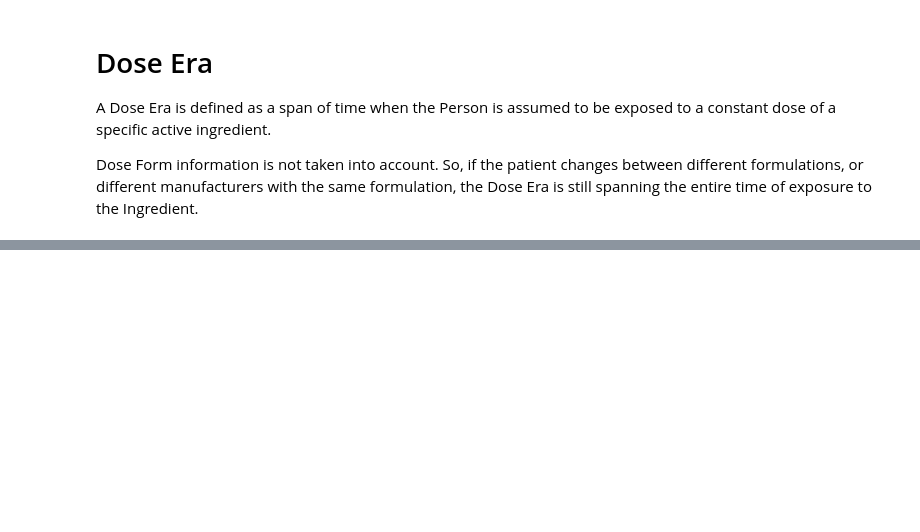
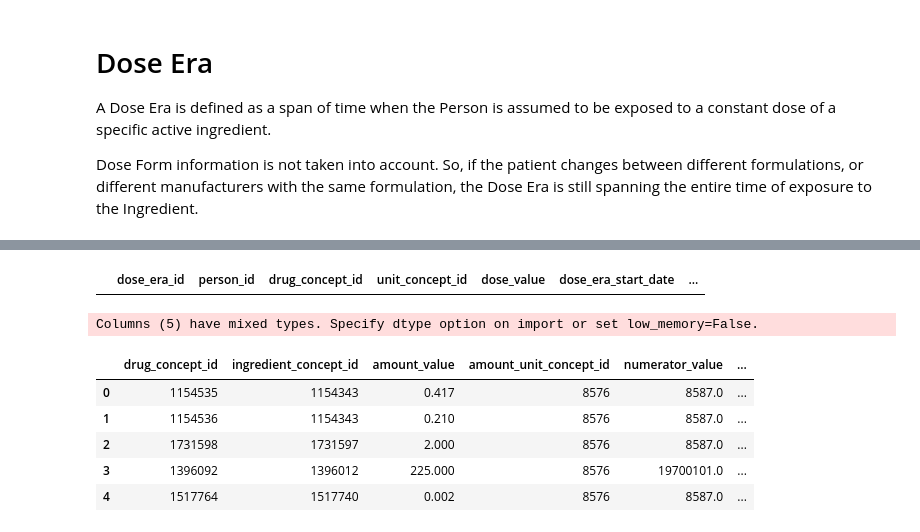
Before and after one commit to kumquat42/202402_MB_Data4Good_LinkR, a Jupyter notebook: 202402_MB_linkR_Notebook.ipynb, the cells around one changed output, grey strips where cells are left out. Saved outputs shown, nothing was run; the diff lists cells and outputs as text; code cells hidden in the pictures; blank space fills up the shorter version.

```diff
--- a/202402_MB_linkR_Notebook.ipynb
+++ b/202402_MB_linkR_Notebook.ipynb
@@ -213,9 +404,11 @@ temp_2.sort()
 
 temp_1, temp_2
 # %%
-temp_3 = drug_exposure.loc[drug_exposure.person_id == 3912882389848878631]
-temp_3
-#temp_3.loc[temp_3.drug_concept_id == 723020]
+temp_3 = dose_era.loc[dose_era.person_id == 3912882389848878631]
+temp_3 # none
+#temp_3.loc[temp_3.drug_concept_id == 723013]
+# %% [output]
+|  | dose_era_id | person_id | drug_concept_id | unit_concept_id | dose_value | dose_era_start_date | ... |
 # %%
 temp_exp = drug_exposure.person_id.unique()
 len(temp_exp) #100
@@ -223,3 +416,34 @@ temp_drug = drug_era.person_id.unique()
 len(temp_drug) #100
 temp_dose = dose_era.person_id.unique()
 len(temp_dose) #44
+# %%
+drug_strength = pd.read_csv('Data/DRUG_STRENGTH.csv', sep='\s+')
+drug_strength.shape #(200983, 12)
+
+'''
+Columns (5) have mixed types. Specify dtype option on import or set low_memory=False.
+
+
+drug_concept_id                  int64
+ingredient_concept_id            int64
+amount_value                   float64
+amount_unit_concept_id           int64
+numerator_value                float64
+numerator_unit_concept_id       object
+denominator_value              float64
+denominator_unit_concept_id    float64
+box_size                       float64
+valid_start_date               float64
+valid_end_date                 float64
+invalid_reason                 float64
+'''
+
+drug_strength.head()
+# %% [output]
+Columns (5) have mixed types. Specify dtype option on import or set low_memory=False.
+|  | drug_concept_id | ingredient_concept_id | amount_value | amount_unit_concept_id | numerator_value | ... |
+| 0 | 1154535 | 1154343 | 0.417 | 8576 | 8587.0 | ... |
+| 1 | 1154536 | 1154343 | 0.210 | 8576 | 8587.0 | ... |
+| 2 | 1731598 | 1731597 | 2.000 | 8576 | 8587.0 | ... |
+| 3 | 1396092 | 1396012 | 225.000 | 8576 | 19700101.0 | ... |
+| 4 | 1517764 | 1517740 | 0.002 | 8576 | 8587.0 | ... |
```
Also changed, not shown: parts of 20 cells of this notebook, 1 other file.
